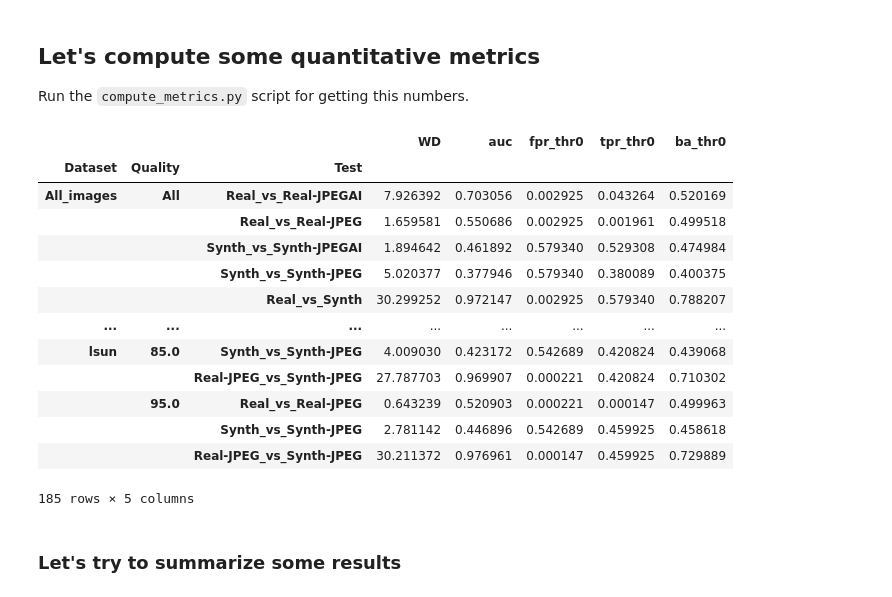
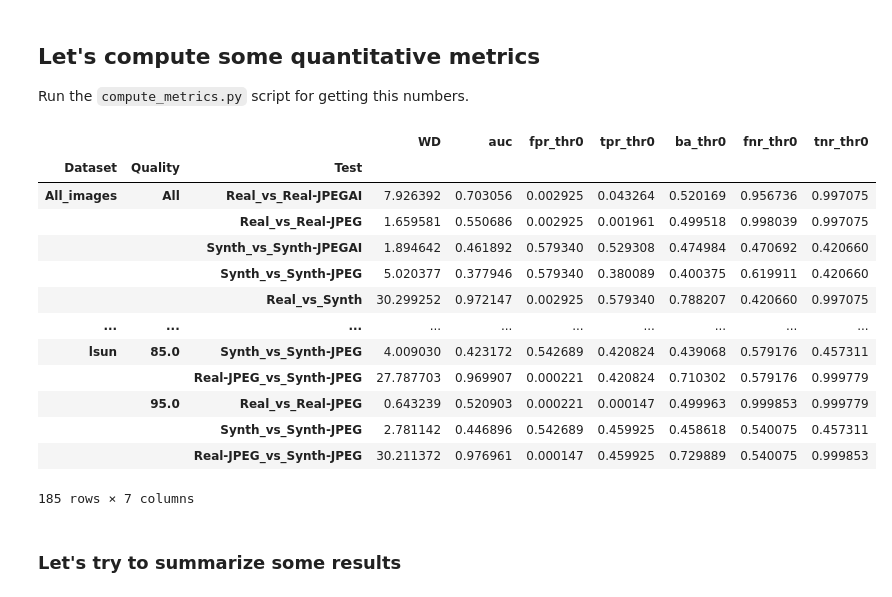
Before and after one commit to polimi-ispl/jpeg-ai-antifor, a Jupyter notebook: notebook/Wang2020-B results analysis.ipynb, the cells around one changed output. Saved outputs shown, nothing was run; the diff lists cells and outputs as text; code cells hidden in the pictures.

```diff
--- a/notebook/Wang2020-B results analysis.ipynb
+++ b/notebook/Wang2020-B results analysis.ipynb
@@ -42,7 +42,7 @@ dataset_labels = {'imagenet': 'Imagenet', 'lsun': 'LSUN', 'coco': 'COCO',
 # %% [markdown]
 ## Execution params
 # %%
-results_dir = '/nas/public/exchange/JPEG-AI/code/results/Wang2020JPEG05'
+results_dir = '/nas/public/exchange/JPEG-AI/code/results/Wang2020-B'
 # %% [markdown]
 ## Load results
 We have results for different sets of images, namely:
@@ -299,23 +302,23 @@ Can we quantify this behavior numerically?
 ## Let's compute some quantitative metrics
 Run the `compute_metrics.py` script for getting this numbers.
 # %%
-results_df = pd.read_csv(os.path.join(results_dir, 'metrics.csv'), index_col=[0, 1, 2, 3]).loc['Wang2020JPEG05']
+results_df = pd.read_csv(os.path.join(results_dir, 'metrics.csv'), index_col=[0, 1, 2, 3]).loc['Wang2020-B']
 results_df
 # %% [output]
-|  |  |  | WD | auc | fpr_thr0 | tpr_thr0 | ba_thr0 |
-| Dataset | Quality | Test |  |  |  |  |  |
-| All_images | All | Real_vs_Real-JPEGAI | 7.926392 | 0.703056 | 0.002925 | 0.043264 | 0.520169 |
-|  |  | Real_vs_Real-JPEG | 1.659581 | 0.550686 | 0.002925 | 0.001961 | 0.499518 |
-|  |  | Synth_vs_Synth-JPEGAI | 1.894642 | 0.461892 | 0.579340 | 0.529308 | 0.474984 |
-|  |  | Synth_vs_Synth-JPEG | 5.020377 | 0.377946 | 0.579340 | 0.380089 | 0.400375 |
-|  |  | Real_vs_Synth | 30.299252 | 0.972147 | 0.002925 | 0.579340 | 0.788207 |
-| ... | ... | ... | ... | ... | ... | ... | ... |
-| lsun | 85.0 | Synth_vs_Synth-JPEG | 4.009030 | 0.423172 | 0.542689 | 0.420824 | 0.439068 |
-|  |  | Real-JPEG_vs_Synth-JPEG | 27.787703 | 0.969907 | 0.000221 | 0.420824 | 0.710302 |
-|  | 95.0 | Real_vs_Real-JPEG | 0.643239 | 0.520903 | 0.000221 | 0.000147 | 0.499963 |
-|  |  | Synth_vs_Synth-JPEG | 2.781142 | 0.446896 | 0.542689 | 0.459925 | 0.458618 |
-|  |  | Real-JPEG_vs_Synth-JPEG | 30.211372 | 0.976961 | 0.000147 | 0.459925 | 0.729889 |
+|  |  |  | WD | auc | fpr_thr0 | tpr_thr0 | ba_thr0 | fnr_thr0 | tnr_thr0 |
+| Dataset | Quality | Test |  |  |  |  |  |  |  |
+| All_images | All | Real_vs_Real-JPEGAI | 7.926392 | 0.703056 | 0.002925 | 0.043264 | 0.520169 | 0.956736 | 0.997075 |
+|  |  | Real_vs_Real-JPEG | 1.659581 | 0.550686 | 0.002925 | 0.001961 | 0.499518 | 0.998039 | 0.997075 |
+|  |  | Synth_vs_Synth-JPEGAI | 1.894642 | 0.461892 | 0.579340 | 0.529308 | 0.474984 | 0.470692 | 0.420660 |
+|  |  | Synth_vs_Synth-JPEG | 5.020377 | 0.377946 | 0.579340 | 0.380089 | 0.400375 | 0.619911 | 0.420660 |
+|  |  | Real_vs_Synth | 30.299252 | 0.972147 | 0.002925 | 0.579340 | 0.788207 | 0.420660 | 0.997075 |
+| ... | ... | ... | ... | ... | ... | ... | ... | ... | ... |
+| lsun | 85.0 | Synth_vs_Synth-JPEG | 4.009030 | 0.423172 | 0.542689 | 0.420824 | 0.439068 | 0.579176 | 0.457311 |
+|  |  | Real-JPEG_vs_Synth-JPEG | 27.787703 | 0.969907 | 0.000221 | 0.420824 | 0.710302 | 0.579176 | 0.999779 |
+|  | 95.0 | Real_vs_Real-JPEG | 0.643239 | 0.520903 | 0.000221 | 0.000147 | 0.499963 | 0.999853 | 0.999779 |
+|  |  | Synth_vs_Synth-JPEG | 2.781142 | 0.446896 | 0.542689 | 0.459925 | 0.458618 | 0.540075 | 0.457311 |
+|  |  | Real-JPEG_vs_Synth-JPEG | 30.211372 | 0.976961 | 0.000147 | 0.459925 | 0.729889 | 0.540075 | 0.999853 |
-185 rows × 5 columns
+185 rows × 7 columns
 # %% [markdown]
 ### Let's try to summarize some results
 # %% [markdown]
```
Also changed, not shown: parts of 4 cells of this notebook, 6 other files.
